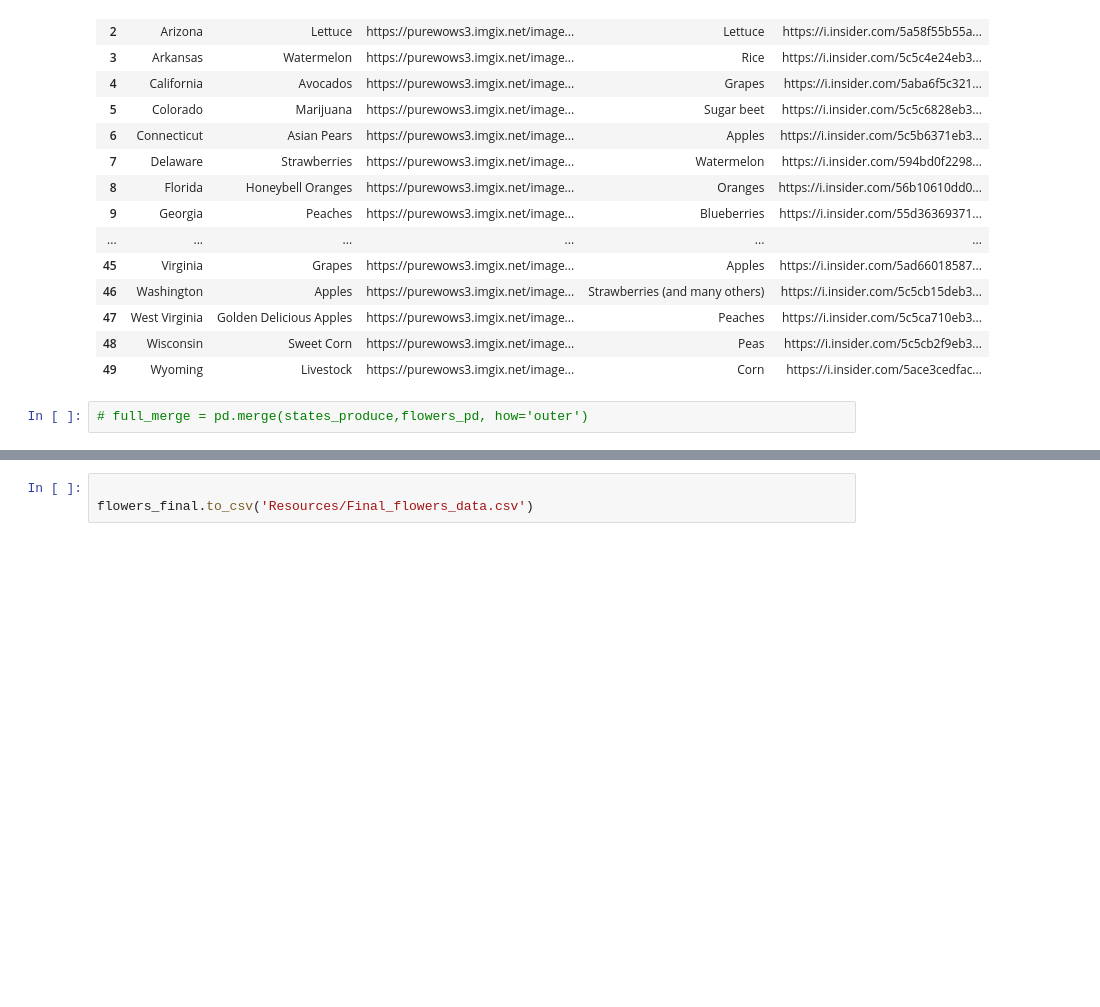
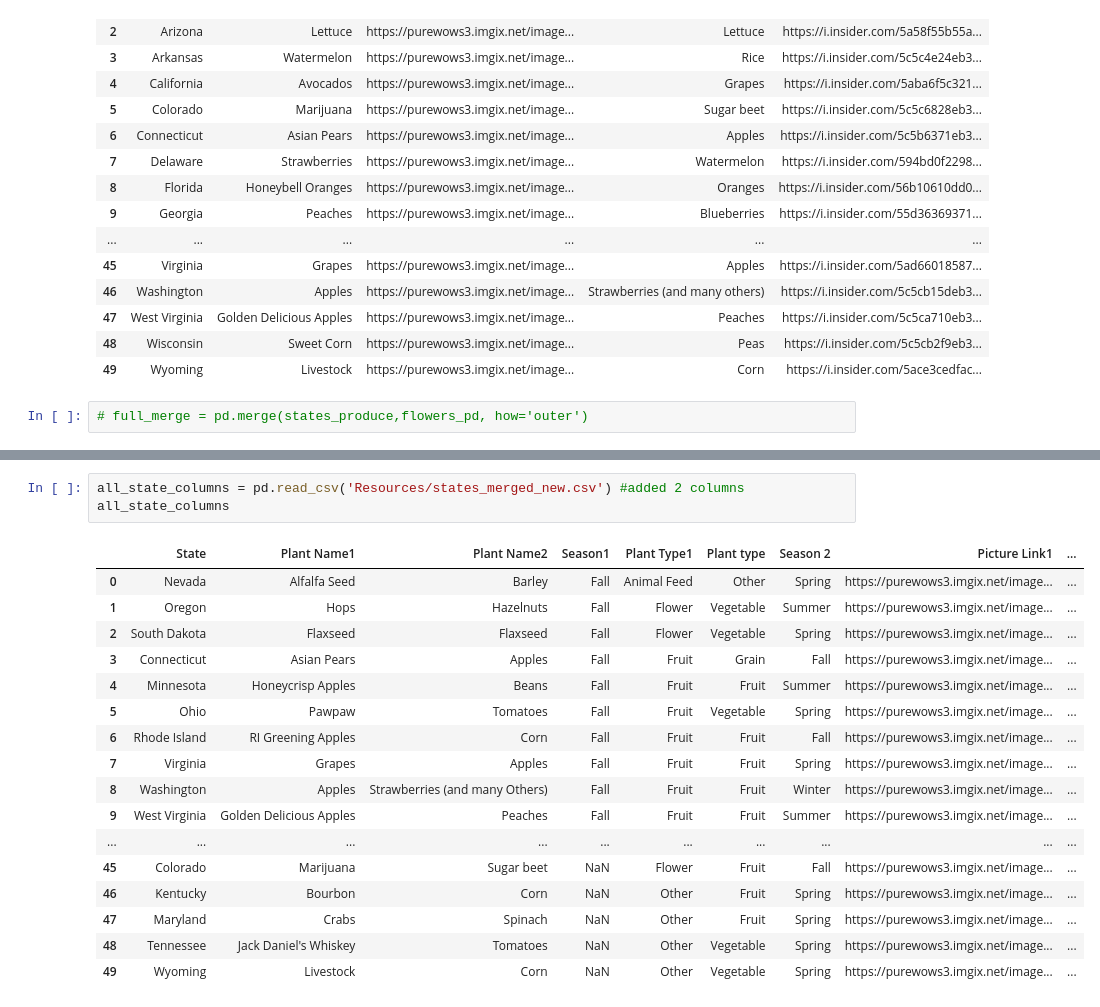
Before and after one commit to Lizbetheli/specialized-garden, a Jupyter notebook: data_merge.ipynb, the cells around one changed output, grey strips where cells are left out. Drawn from its saved outputs; the diff is of its cells as text; blank space fills up the shorter version.

Commit message:
finished merge

```diff
--- a/data_merge.ipynb
+++ b/data_merge.ipynb
@@ -68,6 +69,24 @@ flowers_final
 | 149 | Yellow Loosestrife | Summer | Flower | Mid Summer | 3 --9 | Full Sun / Partial Shade | Damp | Good for cut flowers | https://www.proflowers.com/blog/w... |
 | 150 | Zinnia | Summer | Flower | Mid Summer | 2 --11 | Full Sun | Well-drained | Good for cut flowers | https://www.proflowers.com/blog/w... |
 151 rows × 9 columns
-# %%
-
-flowers_final.to_csv('Resources/Final_flowers_data.csv')
+# %%
+all_state_columns = pd.read_csv('Resources/states_merged_new.csv') #added 2 columns
+all_state_columns
+# %% [output]
+|  | State | Plant Name1 | Plant Name2 | Season1 | Plant Type1 | Plant type | Season 2 | Picture Link1 | ... |
+| 0 | Nevada | Alfalfa Seed | Barley | Fall | Animal Feed | Other | Spring | https://purewows3.imgix.net/image... | ... |
+| 1 | Oregon | Hops | Hazelnuts | Fall | Flower | Vegetable | Summer | https://purewows3.imgix.net/image... | ... |
+| 2 | South Dakota | Flaxseed | Flaxseed | Fall | Flower | Vegetable | Spring | https://purewows3.imgix.net/image... | ... |
+| 3 | Connecticut | Asian Pears | Apples | Fall | Fruit | Grain | Fall | https://purewows3.imgix.net/image... | ... |
+| 4 | Minnesota | Honeycrisp Apples | Beans | Fall | Fruit | Fruit | Summer | https://purewows3.imgix.net/image... | ... |
+| 5 | Ohio | Pawpaw | Tomatoes | Fall | Fruit | Vegetable | Spring | https://purewows3.imgix.net/image... | ... |
+| 6 | Rhode Island | RI Greening Apples | Corn | Fall | Fruit | Fruit | Fall | https://purewows3.imgix.net/image... | ... |
+| 7 | Virginia | Grapes | Apples | Fall | Fruit | Fruit | Spring | https://purewows3.imgix.net/image... | ... |
+| 8 | Washington | Apples | Strawberries (and many Others) | Fall | Fruit | Fruit | Winter | https://purewows3.imgix.net/image... | ... |
+| 9 | West Virginia | Golden Delicious Apples | Peaches | Fall | Fruit | Fruit | Summer | https://purewows3.imgix.net/image... | ... |
+| ... | ... | ... | ... | ... | ... | ... | ... | ... | ... |
+| 45 | Colorado | Marijuana | Sugar beet | NaN | Flower | Fruit | Fall | https://purewows3.imgix.net/image... | ... |
+| 46 | Kentucky | Bourbon | Corn | NaN | Other | Fruit | Spring | https://purewows3.imgix.net/image... | ... |
+| 47 | Maryland | Crabs | Spinach | NaN | Other | Fruit | Spring | https://purewows3.imgix.net/image... | ... |
+| 48 | Tennessee | Jack Daniel's Whiskey | Tomatoes | NaN | Other | Vegetable | Spring | https://purewows3.imgix.net/image... | ... |
+| 49 | Wyoming | Livestock | Corn | NaN | Other | Vegetable | Spring | https://purewows3.imgix.net/image... | ... |
```
Also changed, not shown: parts of 4 cells of this notebook, 4 other files.
